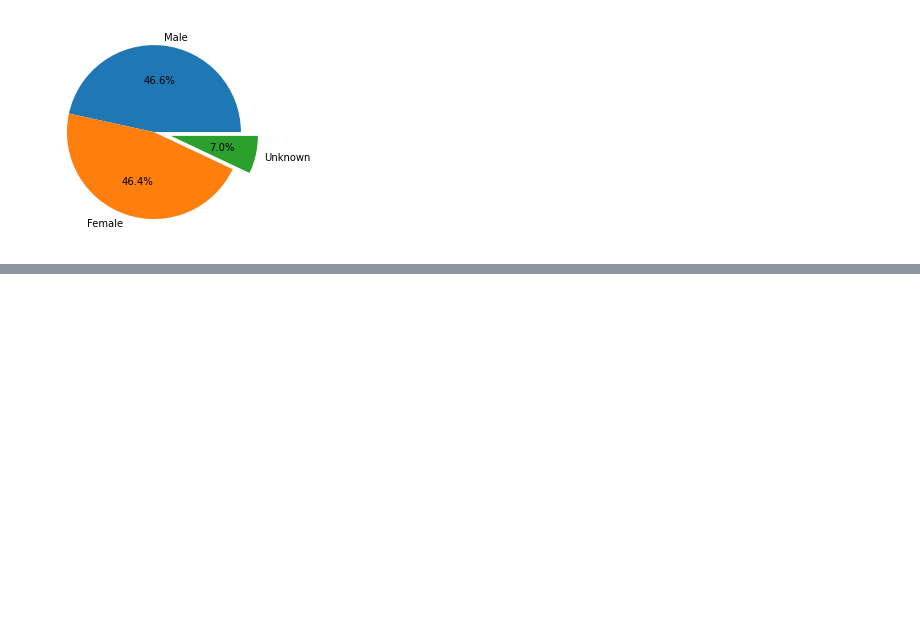
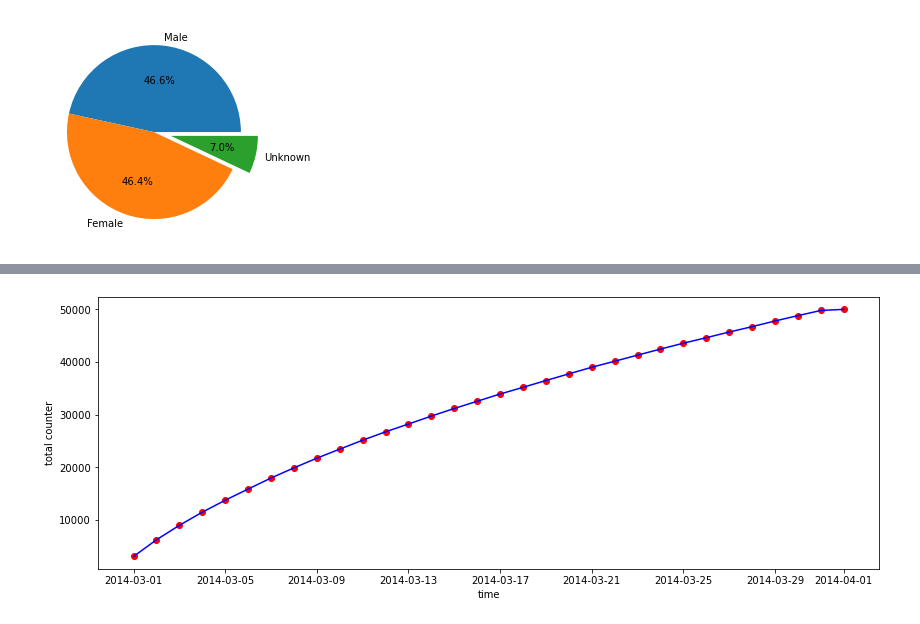
Before and after one commit to Jinay01/Syapse-task, a Jupyter notebook: task2.ipynb, the cells around one changed output, grey strips where cells are left out. Cells and saved outputs as stored; diff of their text form; code cells hidden in the pictures; blank space fills up the shorter version.

```diff
--- a/task2.ipynb
+++ b/task2.ipynb
@@ -313,0 +205,17 @@ plt.show()
+# %%
+fig = plt.figure(figsize=(14,5))
+x= [y for y in data['time']]
+ini = 0
+lis=[]
+for z in data['count']:
+    z= z+ini
+    lis.append(z)
+    ini = z
+y = [p for p in lis]
+plt.scatter(x,y,color='r',zorder=1)
+plt.plot(x,y,color='b',zorder=2)
+plt.xlabel('time')
+plt.ylabel('total counter')
+plt.show()
+# %% [output]
+[figure, added]
```
Also changed, not shown: parts of 22 cells of this notebook.
